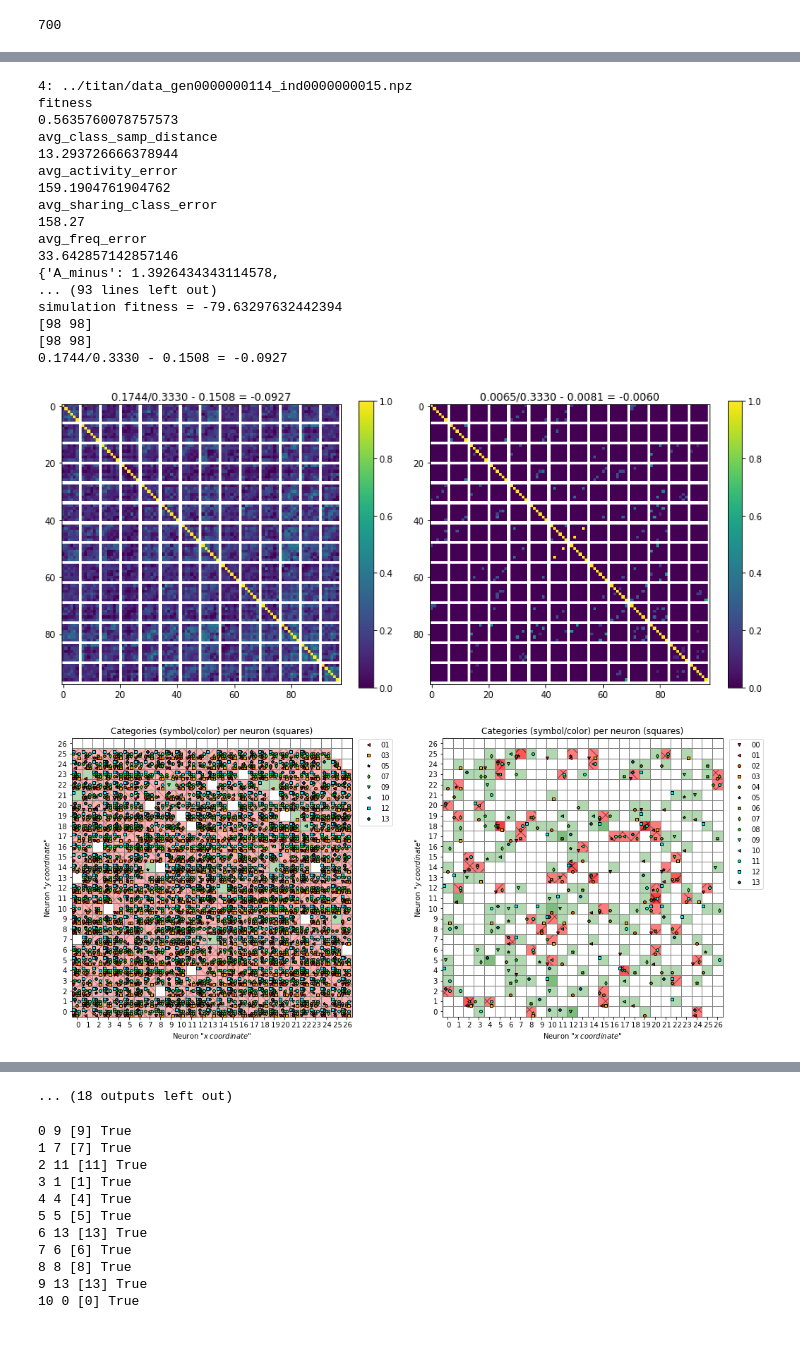
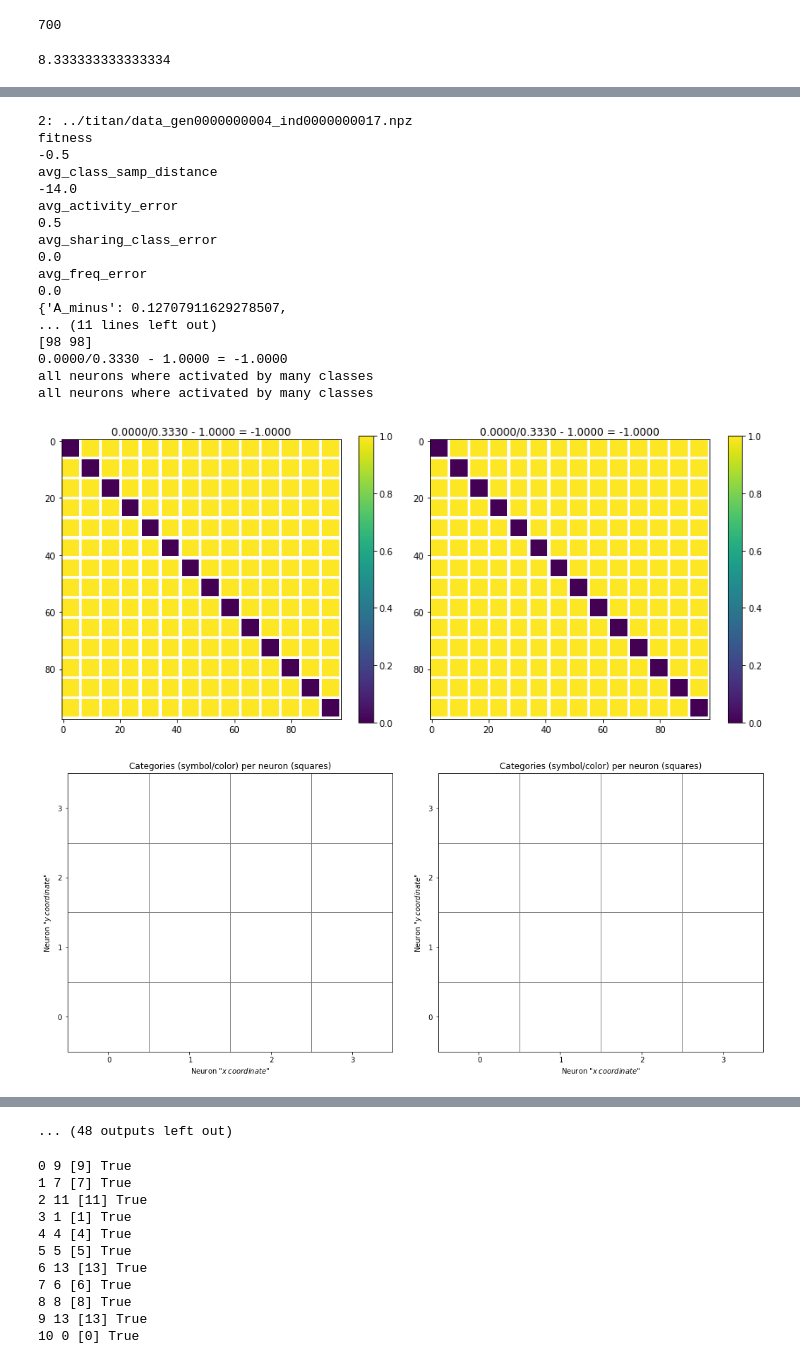
Before and after one commit to chanokin/l2l-omniglot, a Jupyter notebook: check_out_spikes.ipynb, the cells around one changed output, grey strips where cells are left out. Saved outputs shown, nothing was run; the diff lists cells and outputs as text; code cells hidden in the pictures.

```diff
--- a/check_out_spikes.ipynb
+++ b/check_out_spikes.ipynb
@@ -952,12 +952,16 @@ plt.show()
 14*50
 # %% [output]
 700
+# %%
+1000. / 120.
+# %% [output]
+8.333333333333334
 # %%
 data_path = "../titan"
 # data_path = "../titan_freq_punish_added"
 # data_path = "../titan_shared_square"
 
-gen = '00114'
+gen = '004'
 search_pat = os.path.join(data_path, f'data_gen*{gen}_*npz')
 file_names = sorted(glob.glob(search_pat), reverse=True)  # newest first
 print(gen, search_pat, len(file_names))
@@ -1126,19 +1130,19 @@ simulation fitness = -7.001601835142424
-4: ../titan/data_gen0000000114_ind0000000015.npz
+2: ../titan/data_gen0000000004_ind0000000017.npz
 fitness
-0.5635760078757573
+-0.5
 avg_class_samp_distance
-13.293726666378944
+-14.0
 avg_activity_error
-159.1904761904762
+0.5
 avg_sharing_class_error
-158.27
+0.0
 avg_freq_error
-33.642857142857146
-{'A_minus': 1.3926434343114578,
-... (93 lines left out)
-simulation fitness = -79.63297632442394
+0.0
+{'A_minus': 0.12707911629278507,
+... (11 lines left out)
 [98 98]
-[98 98]
-0.1744/0.3330 - 0.1508 = -0.0927
+0.0000/0.3330 - 1.0000 = -1.0000
+all neurons where activated by many classes
+all neurons where activated by many classes
-[figure, old version]
+[figure, new version]
-[figure, old version]
+[figure, new version]
@@ -1164,4 +1168,4 @@ simulation fitness = -8.950521534400025
-... (18 outputs left out)
+... (48 outputs left out)
 # %%
 from sklearn.svm import LinearSVC
 from sklearn.decomposition import PCA
```
Also changed, not shown: parts of 3 cells of this notebook, 2 other files.
